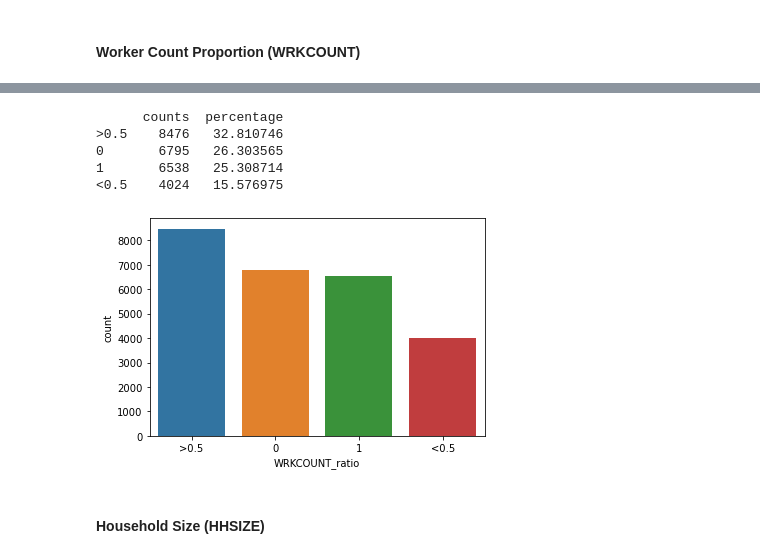
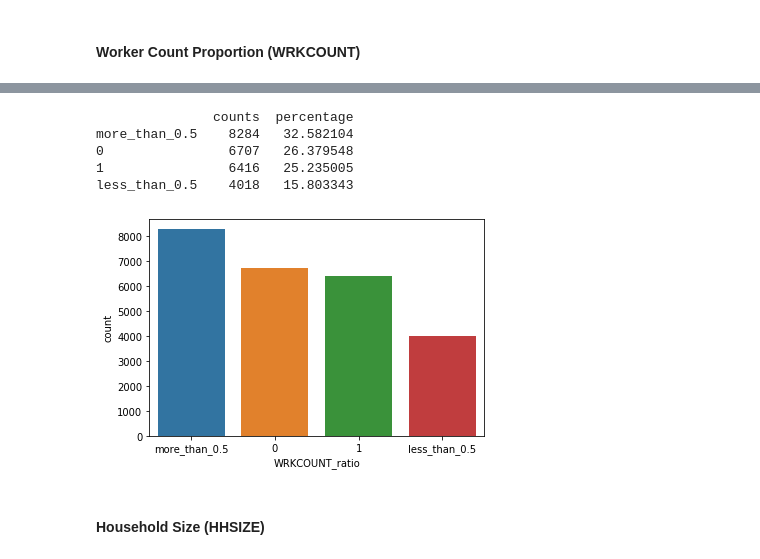
Before and after one commit to seanteohyh/AML_US_Traffic, a Jupyter notebook: NY Person Trip Predictor.ipynb, the cells around one changed output, grey strips where cells are left out. Drawn from its saved outputs; the diff is of its cells as text; code cells hidden in the pictures.

```diff
--- a/NY Person Trip Predictor.ipynb
+++ b/NY Person Trip Predictor.ipynb
@@ -81,10 +139,11 @@ nyorker = person[person['HOUSEID'].isin(ny['HOUSEID'])]
 nyorker = nyorker[['HOUSEID','PERSONID','R_AGE','EDUC','R_RACE','R_SEX','WRK_HOME','WKFTPT','OCCAT','DRIVER','TRAVDAY']]
 # %%
 # merging of Person, Household and Trips to Person
-df = nyorker.merge(ny, how = 'left', left_on = 'HOUSEID', right_on = 'HOUSEID')
-df = df.merge(ny_trip_count, how = 'left', left_on= ['HOUSEID','PERSONID'], right_on = ['HOUSEID','PERSONID'])
+df= nyorker.merge(ny_trip_count, how = 'left', left_on = ['HOUSEID','PERSONID'],right_on = ['HOUSEID','PERSONID'])
+df = df.merge(ny, how = 'left', left_on = 'HOUSEID', right_on = 'HOUSEID')
 # %%
 # Replace NA trip counts with 0
+sns.histplot(df['n_trips'])
 df['n_trips'][df['n_trips'].isna()] = 0
 #df = df[df['n_trips']>0]
-#df = df[df['n_trips']<10]
+df = df[df['n_trips']<10]
@@ -421,8 +483,8 @@ cat_col_prop(x_train,'NUMADLT')
 #to bin into groups
 x_train['NUMADLT_ratio'] = 'NA'
 x_train.loc[x_train['NUMADLT']==0, 'NUMADLT_ratio'] = '0'
-x_train.loc[x_train['NUMADLT'].between(0,0.5,inclusive = False),'NUMADLT_ratio'] = '<0.5'
-x_train.loc[x_train['NUMADLT'].between(0.5,1, inclusive = True),'NUMADLT_ratio'] = '>0.5'
+x_train.loc[x_train['NUMADLT'].between(0,0.5,inclusive = False),'NUMADLT_ratio'] = 'less_than_0.5'
+x_train.loc[x_train['NUMADLT'].between(0.5,1, inclusive = True),'NUMADLT_ratio'] = 'more_than_0.5'
 x_train.loc[x_train['NUMADLT']==1,'NUMADLT_ratio'] ='1'
 print('')
 print('After')
@@ -431,8 +493,8 @@ cat_col_prop(x_train,'NUMADLT_ratio')
 
 x_test['NUMADLT_ratio'] = 'NA'
 x_test.loc[x_test['NUMADLT']==0, 'NUMADLT_ratio'] = '0'
-x_test.loc[x_test['NUMADLT'].between(0,0.5,inclusive = False),'NUMADLT_ratio'] = '<0.5'
-x_test.loc[x_test['NUMADLT'].between(0.5,1, inclusive = True),'NUMADLT_ratio'] = '>0.5'
+x_test.loc[x_test['NUMADLT'].between(0,0.5,inclusive = False),'NUMADLT_ratio'] = 'less_than_0.5'
+x_test.loc[x_test['NUMADLT'].between(0.5,1, inclusive = True),'NUMADLT_ratio'] = 'more_than_0.5'
 x_test.loc[x_test['NUMADLT']==1,'NUMADLT_ratio'] ='1'
 # %% [output]
 Before
@@ -475,8 +537,8 @@ x_test['YOUNGCHILD'] = x_test['YOUNGCHILD']/x_test['HHSIZE']
 #Bin to groups
 x_train['YOUNGCHILD_ratio'] = 'NA'
 x_train.loc[x_train['YOUNGCHILD']==0,'YOUNGCHILD_ratio']= '0'
-x_train.loc[x_train['YOUNGCHILD'].between(0,0.5,inclusive = False),'YOUNGCHILD_ratio'] = '<0.5'
-x_train.loc[x_train['YOUNGCHILD'].between(0.5,1, inclusive = True),'YOUNGCHILD_ratio'] = '>0.5'
+x_train.loc[x_train['YOUNGCHILD'].between(0,0.5,inclusive = False),'YOUNGCHILD_ratio'] = 'less_than_0.5'
+x_train.loc[x_train['YOUNGCHILD'].between(0.5,1, inclusive = True),'YOUNGCHILD_ratio'] = 'more_than_0.5'
 x_train.loc[x_train['YOUNGCHILD']==1,'YOUNGCHILD_ratio'] ='1'
 
 
@@ -484,7 +546,7 @@ cat_col_prop(x_train,'YOUNGCHILD_ratio')
 
 x_test['YOUNGCHILD_ratio'] = 'NA'
 x_test.loc[x_test['YOUNGCHILD']==0,'YOUNGCHILD_ratio']= '0'
-x_test.loc[x_test['YOUNGCHILD'].between(0,0.5,inclusive = False),'YOUNGCHILD_ratio'] = '<0.5'
-x_test.loc[x_test['YOUNGCHILD'].between(0.5,1, inclusive = True),'YOUNGCHILD_ratio'] = '>0.5'
+x_test.loc[x_test['YOUNGCHILD'].between(0,0.5,inclusive = False),'YOUNGCHILD_ratio'] = 'less_than_0.5'
+x_test.loc[x_test['YOUNGCHILD'].between(0.5,1, inclusive = True),'YOUNGCHILD_ratio'] = 'more_than_0.5'
 x_test.loc[x_test['YOUNGCHILD']==1,'YOUNGCHILD_ratio'] ='1'
 # %% [output]
@@ -511,30 +573,30 @@ cat_col_prop(x_train,'WRKCOUNT')
 # %%
 #Convert against proportion of Household size
 
 x_train['WRKCOUNT'] = x_train['WRKCOUNT']/x_train['HHSIZE']
 x_test['WRKCOUNT'] = x_test['WRKCOUNT']/x_test['HHSIZE']
 
 #Bin to groups
 x_train['WRKCOUNT_ratio'] = 'NA'
 x_train.loc[x_train['WRKCOUNT']==0,'WRKCOUNT_ratio']= '0'
-x_train.loc[x_train['WRKCOUNT'].between(0,0.5,inclusive = False),'WRKCOUNT_ratio'] = '<0.5'
-x_train.loc[x_train['WRKCOUNT'].between(0.5,1, inclusive = True),'WRKCOUNT_ratio'] = '>0.5'
+x_train.loc[x_train['WRKCOUNT'].between(0,0.5,inclusive = False),'WRKCOUNT_ratio'] = 'less_than_0.5'
+x_train.loc[x_train['WRKCOUNT'].between(0.5,1, inclusive = True),'WRKCOUNT_ratio'] = 'more_than_0.5'
 x_train.loc[x_train['WRKCOUNT']==1,'WRKCOUNT_ratio'] ='1'
 
 cat_col_prop(x_train,'WRKCOUNT_ratio')
 
 x_test['WRKCOUNT_ratio'] = 'NA'
 x_test.loc[x_test['WRKCOUNT']==0,'WRKCOUNT_ratio']= '0'
-x_test.loc[x_test['WRKCOUNT'].between(0,0.5,inclusive = False),'WRKCOUNT_ratio'] = '<0.5'
-x_test.loc[x_test['WRKCOUNT'].between(0.5,1, inclusive = True),'WRKCOUNT_ratio'] = '>0.5'
+x_test.loc[x_test['WRKCOUNT'].between(0,0.5,inclusive = False),'WRKCOUNT_ratio'] = 'less_than_0.5'
+x_test.loc[x_test['WRKCOUNT'].between(0.5,1, inclusive = True),'WRKCOUNT_ratio'] = 'more_than_0.5'
 x_test.loc[x_test['WRKCOUNT']==1,'WRKCOUNT_ratio'] ='1'
 # %% [output]
-      counts  percentage
->0.5    8476   32.810746
-0       6795   26.303565
-1       6538   25.308714
-<0.5    4024   15.576975
+               counts  percentage
+more_than_0.5    8284   32.582104
+0                6707   26.379548
+1                6416   25.235005
+less_than_0.5    4018   15.803343
-[figure, old version]
+[figure, new version]
 # %% [markdown]
 #### Household Size (HHSIZE)
 # %%
```
Also changed, not shown: parts of 71 cells of this notebook.
